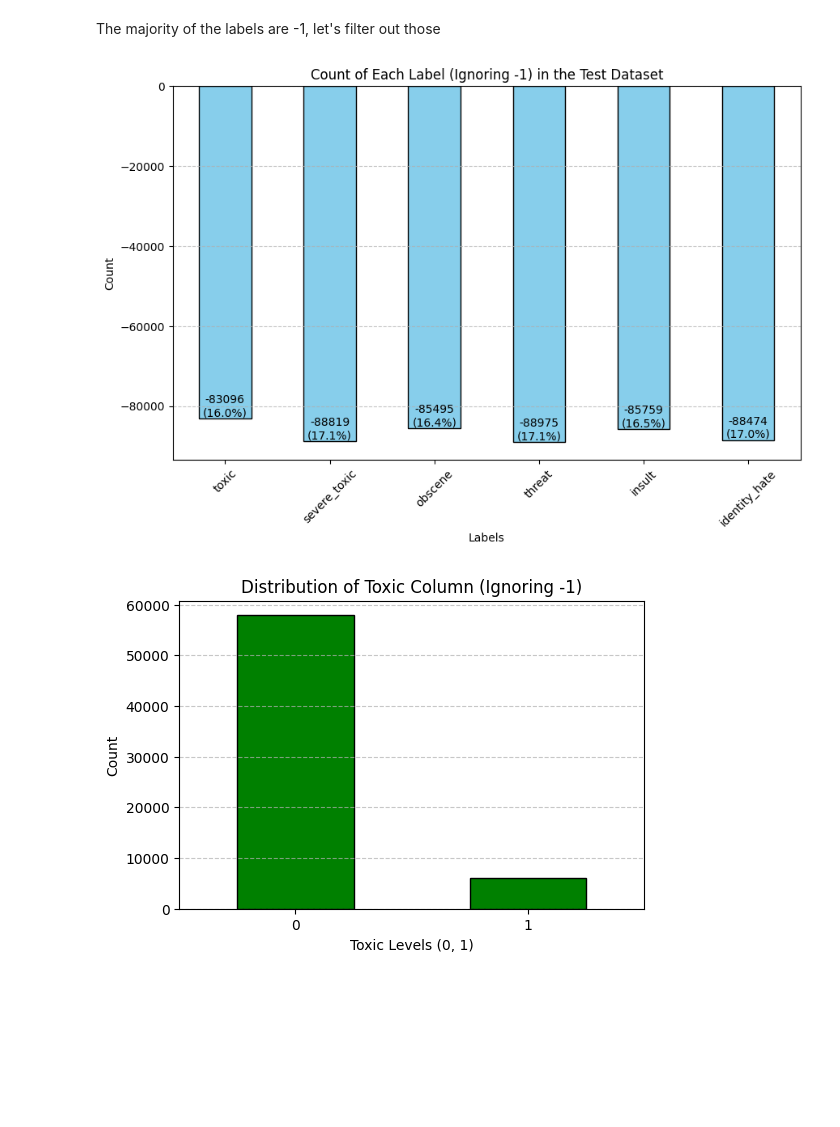
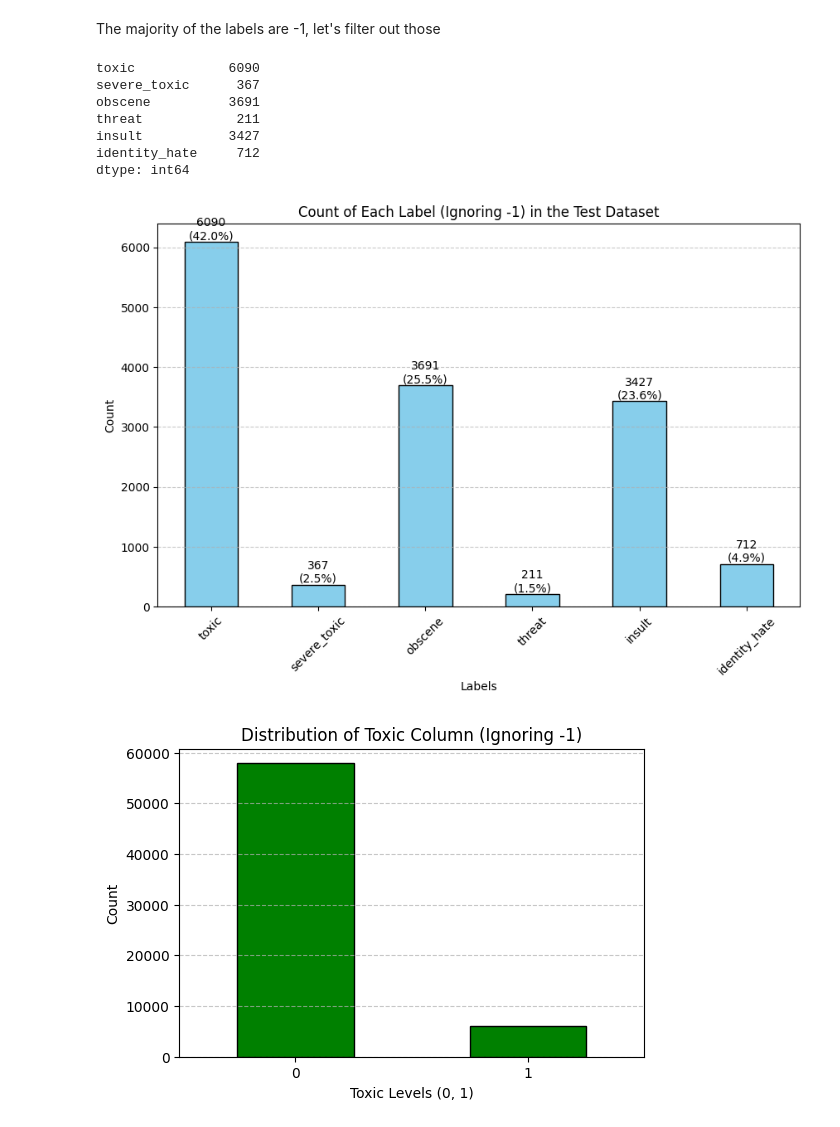
Before and after one commit to melodymassis/Transformer-Model-Efficiency, a Jupyter notebook: ModelTesting.ipynb, the cells around one changed output. Cells and saved outputs as stored; diff of their text form; code cells hidden in the pictures; blank space fills up the shorter version.

```diff
--- a/ModelTesting.ipynb
+++ b/ModelTesting.ipynb
@@ -142,40 +209,47 @@ plt.show()
 The majority of the labels are -1, let's filter out those
 # %%
 # # Filter out rows where labels are -1
-# filtered_labels_df = test_labels_df[['toxic', 'severe_toxic', 'obscene', 'threat', 'insult', 'identity_hate']].clip(lower=0)
+filtered_labels_df = test_labels_df[['toxic', 'severe_toxic', 'obscene', 'threat', 'insult', 'identity_hate']].clip(lower=0)
 
 # # Count occurrences of 1 for each label (ignore -1)
-# label_counts_labeled = filtered_labels_df.sum()
-# print(label_counts_labeled)
+label_counts_labeled = filtered_labels_df.sum()
+print(label_counts_labeled)
 
 # Looking at % of total for reference
 # Calculate the total count of all valid labels
 total_count = label_counts_labeled.sum()
 
 # Plot the corrected label counts
 plt.figure(figsize=(10, 6))
 bars = label_counts_labeled.plot(kind='bar', color='skyblue', edgecolor='black')
 
 # Add labels showing count and percentage
 for bar in bars.patches:
     count = bar.get_height()  # The height of the bar (count)
     percentage = (count / total_count) * 100  # Calculate percentage
     plt.text(
         bar.get_x() + bar.get_width() / 2,  # Position in the center of the bar
         count,  # Position slightly above the bar height
         f"{int(count)}\n({percentage:.1f}%)",  # Label showing count and percentage
         ha='center', va='bottom', fontsize=10  # Center-align text
     )
 
 # Customize plot
 plt.title('Count of Each Label (Ignoring -1) in the Test Dataset')
 plt.xlabel('Labels')
 plt.ylabel('Count')
 plt.xticks(rotation=45)
 plt.grid(axis='y', linestyle='--', alpha=0.7)
 plt.show()
 # %% [output]
+toxic            6090
+severe_toxic      367
+obscene          3691
+threat            211
+insult           3427
+identity_hate     712
+dtype: int64
-[figure, old version]
+[figure, new version]
 # %%
 # Count distribution for toxic column ignoring -1
 toxic_distribution = test_labels_df['toxic'][test_labels_df['toxic'] >= 0].value_counts()
```
Also changed, not shown: parts of 96 cells of this notebook, 4 other files.
